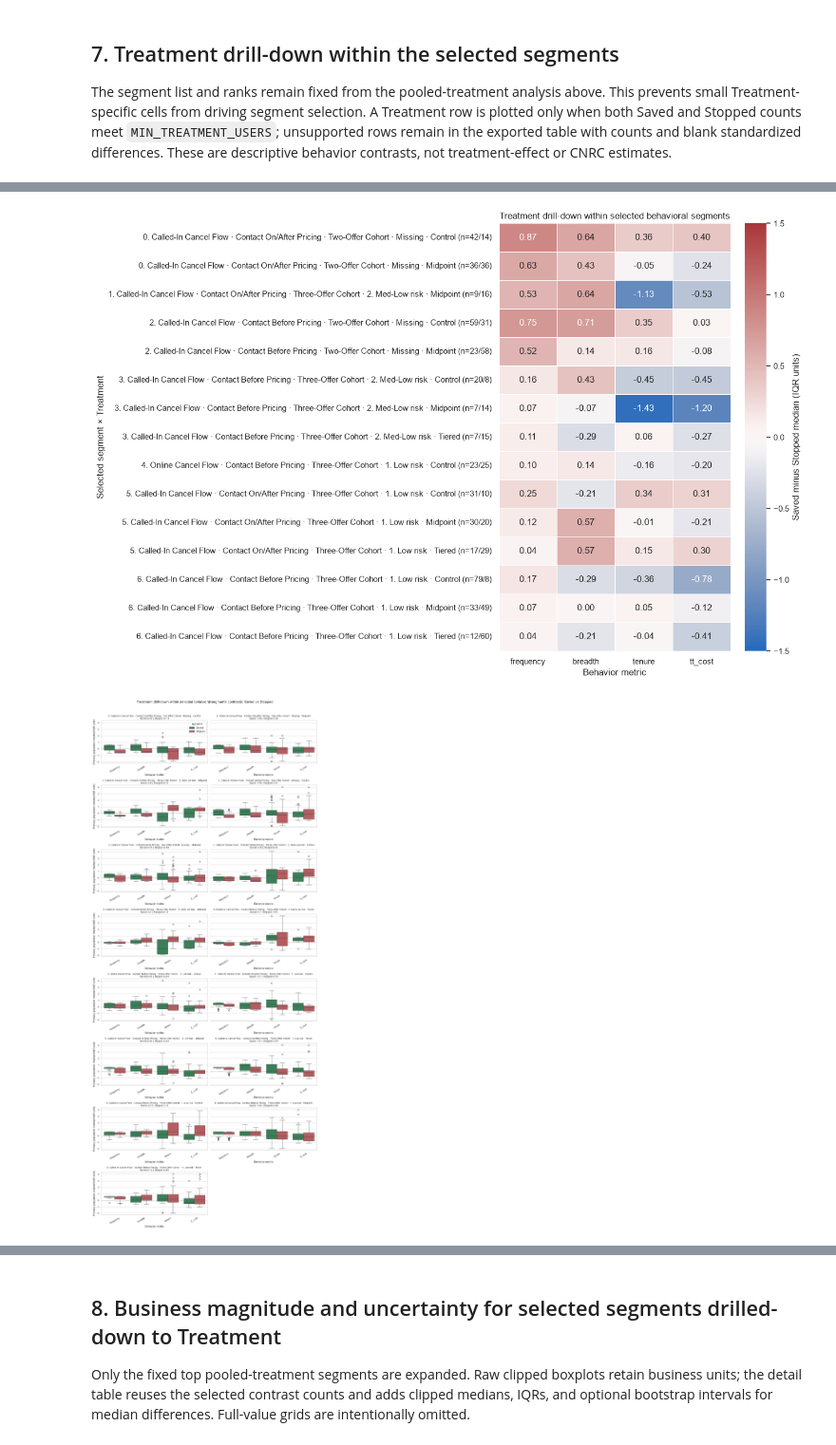
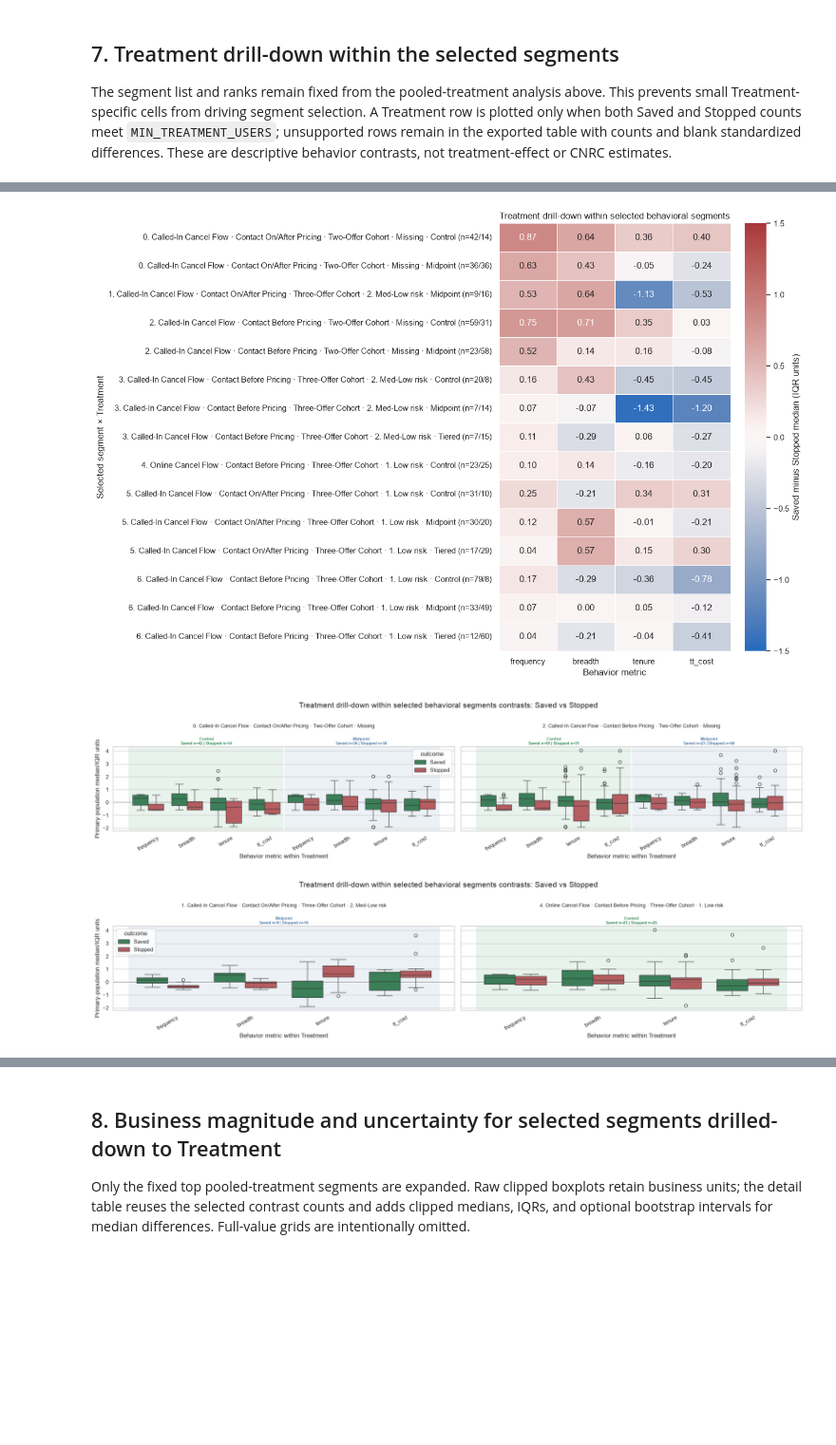
Before and after one commit to ying-gannett/stop_save_pChurn, a Jupyter notebook: src/notebooks/EDA_complete.ipynb, the cells around one changed output, grey strips where cells are left out. Shown at 95% size. Saved outputs shown, nothing was run; the diff lists cells and outputs as text; code cells hidden in the pictures; blank space fills up the shorter version.

```diff
--- a/src/notebooks/EDA_complete.ipynb
+++ b/src/notebooks/EDA_complete.ipynb
@@ -121,11 +118,17 @@ df["contact_channel_group"] = df["contact_channel"].replace(
         "Called-In first": "Contacted both ways",
     }
 )
-df["repeated_call_group"] = np.where(
+df["likely_discount_shopper"] = np.where(
     df["repeatedly_called"].fillna(0).astype(int).eq(1),
-    "Repeatedly Called",
-    "Called Once",
+    "Pay less than start rate",
+    "Other",
 )
+df["likely_discount_shopper"] = np.where(
+    df["contact_channel_group"].eq("Contacted both ways"),
+    "Contacted both ways",
+    df["likely_discount_shopper"]
+)
+
 df[OUTCOME_COL] = df["status"].map(
     {"saved": "Saved", "stoped": "Stopped"}
 )
@@ -137,11 +140,11 @@ df["src_risk_tier"] = risk_tier.where(
 
 df_no_action = df[df["status"].eq("No Action yet")].copy()
 df_contacted = df[df["status"].isin(["saved", "stoped"])].copy()
-df_repeated = df_contacted[
-    df_contacted["repeated_call_group"].eq("Repeatedly Called")
+df_gamer = df_contacted[
+    df_contacted["likely_discount_shopper"].ne("Other")
 ].copy()
 df_analysis = df_contacted[
-    df_contacted["repeated_call_group"].eq("Called Once")
+    df_contacted["likely_discount_shopper"].eq("Other")
 ].copy()
 df_saved = df_analysis[df_analysis[OUTCOME_COL].eq("Saved")].copy()
 df_stopped = df_analysis[df_analysis[OUTCOME_COL].eq("Stopped")].copy()
@@ -426,43 +424,48 @@ The segment list and ranks remain fixed from the pooled-treatment analysis above
 # %%
 treatment_contrasts = build_treatment_contrasts(
     df_analysis,
     outcome_contrasts,
     metrics=NUMERIC_FIELDS,
     segment_fields=BASE_SEGMENT_FIELDS,
     reference=behavior_reference,
     top_n=TOP_CONTRASTS,
     min_n=MIN_TREATMENT_USERS,
 )
 treatment_contrasts.to_csv(TABLE_DIR / "selected_segment_treatment_contrasts.csv", index=False)
 display(treatment_contrasts.head(5))
 _ = plot_profile_or_contrast_heatmap(
     treatment_contrasts[treatment_contrasts["supported"]].copy(),
     metrics=NUMERIC_FIELDS,
     score_type="contrast",
     color_limit=1.5,
     title="Treatment drill-down within selected behavioral segments",
     chart_folder=CONTRAST_CHART_DIR,
     file_name="selected_segment_treatment_contrasts.png",
     show=True,
 )
-_ = plot_top_behavior_contrasts(
-    df_analysis,
-    treatment_contrasts[treatment_contrasts["supported"]].copy(),
-    metrics=NUMERIC_FIELDS,
-    segment_fields=BASE_SEGMENT_FIELDS+['Treatment'],
-    reference=behavior_reference,
-    top_n=30,
-    chart_folder=CONTRAST_CHART_DIR,
-    title="Treatment drill-down within selected behavioral segments contrasts: Saved vs Stopped",
-    file_name="top_behavior_treatment_contrasts.png",
-    show=True,
-)
+support = treatment_contrasts[treatment_contrasts["supported"]].copy()
+
+for idx, rank in enumerate([[0,2], [1,4], [3,5,6]]):
+    _ = plot_top_behavior_contrasts(
+        df_analysis,
+        support[support["segment_rank"].isin(rank)].copy(),
+        metrics=NUMERIC_FIELDS,
+        segment_fields=BASE_SEGMENT_FIELDS + ["Treatment"],
+        reference=behavior_reference,
+        top_n=TOP_CONTRASTS,
+        panel_size=(10, 4.5),
+        chart_folder=CONTRAST_CHART_DIR,
+        title="Treatment drill-down within selected behavioral segments contrasts: Saved vs Stopped",
+        file_name=f"top_behavior_treatment_contrasts_{idx}.png",
+        show=True,
+    )
 # %% [output]
 |  | segment_rank | segment_label | contact_channel_group | contact_timing | cohort | src_risk_tier | Treatment | ... |
 | 0 | 0 | Called-In Cancel Flow · Contact O... | Called-In Cancel Flow | Contact On/After Pricing | Two-Offer Cohort | <NA> | Control | ... |
 | 1 | 0 | Called-In Cancel Flow · Contact O... | Called-In Cancel Flow | Contact On/After Pricing | Two-Offer Cohort | <NA> | Midpoint | ... |
 | 2 | 0 | Called-In Cancel Flow · Contact O... | Called-In Cancel Flow | Contact On/After Pricing | Two-Offer Cohort | <NA> | Tiered | ... |
 | 3 | 1 | Called-In Cancel Flow · Contact O... | Called-In Cancel Flow | Contact On/After Pricing | Three-Offer Cohort | 2. Med-Low risk | Control | ... |
 | 4 | 1 | Called-In Cancel Flow · Contact O... | Called-In Cancel Flow | Contact On/After Pricing | Three-Offer Cohort | 2. Med-Low risk | Midpoint | ... |
 [figure]
-[figure, old version]
+[figure, new version]
+[figure, added]
```
Also changed, not shown: parts of 17 cells of this notebook, 2 other files.
